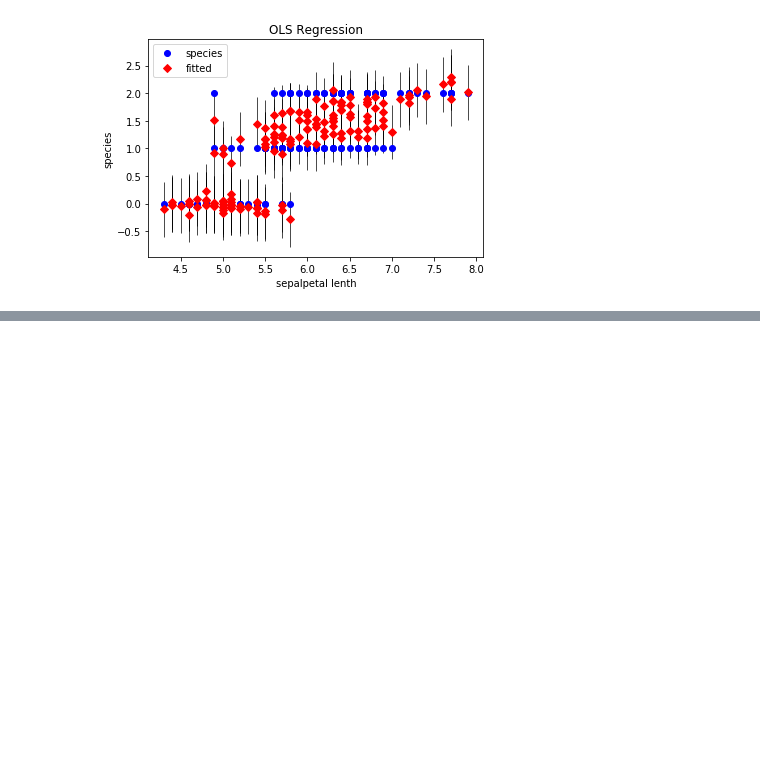
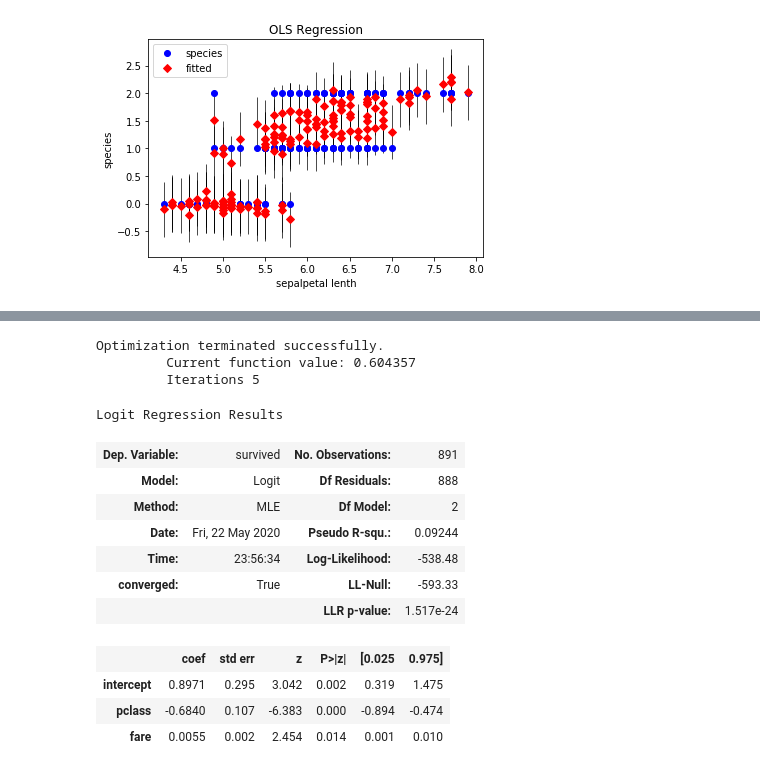
Before and after one commit to amitbhsingh/Udacity-Nanodegree, a Jupyter notebook: stats/machinelearning.ipynb, the cells around one changed output, grey strips where cells are left out. Saved outputs shown, nothing was run; the diff lists cells and outputs as text; code cells hidden in the pictures; blank space fills up the shorter version.

```diff
--- a/stats/machinelearning.ipynb
+++ b/stats/machinelearning.ipynb
@@ -67,0 +85,22 @@ Text(0.5,1,'OLS Regression')
+# %%
+titanic['intercept']=1
+log=sm.Logit(titanic['survived'],titanic[['intercept','pclass','fare']]).fit()
+# %% [output]
+Optimization terminated successfully.
+         Current function value: 0.604357
+         Iterations 5
+# %%
+log.summary()
+# %% [output]
+Logit Regression Results
+| Dep. Variable: | survived | No. Observations: | 891 |
+| Model: | Logit | Df Residuals: | 888 |
+| Method: | MLE | Df Model: | 2 |
+| Date: | Fri, 22 May 2020 | Pseudo R-squ.: | 0.09244 |
+| Time: | 23:56:34 | Log-Likelihood: | -538.48 |
+| converged: | True | LL-Null: | -593.33 |
+|  |  | LLR p-value: | 1.517e-24 |
+|  | coef | std err | z | P>|z| | [0.025 | 0.975] |
+| intercept | 0.8971 | 0.295 | 3.042 | 0.002 | 0.319 | 1.475 |
+| pclass | -0.6840 | 0.107 | -6.383 | 0.000 | -0.894 | -0.474 |
+| fare | 0.0055 | 0.002 | 2.454 | 0.014 | 0.001 | 0.010 |
```
Also changed, not shown: parts of 14 cells of this notebook, 12 other files.
